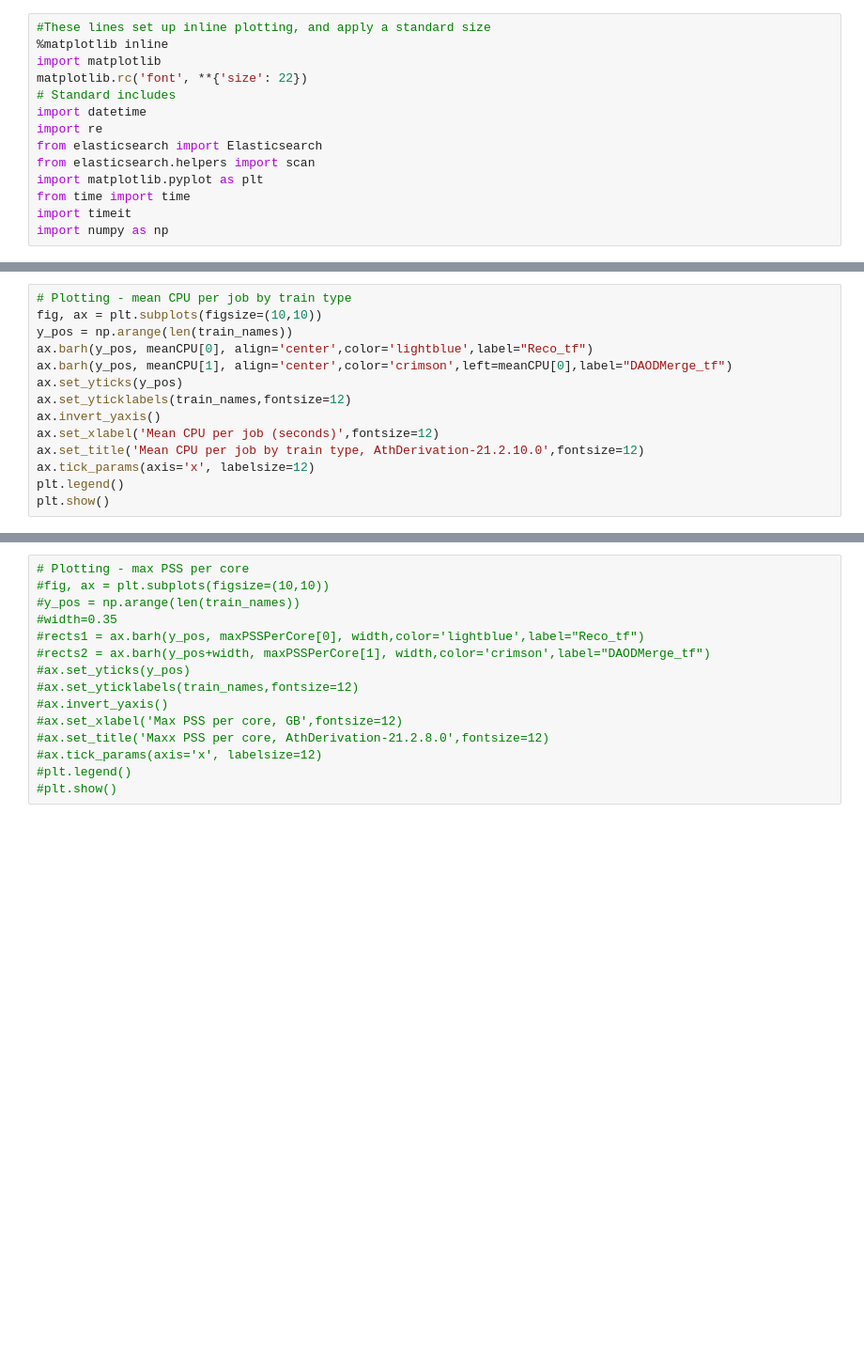
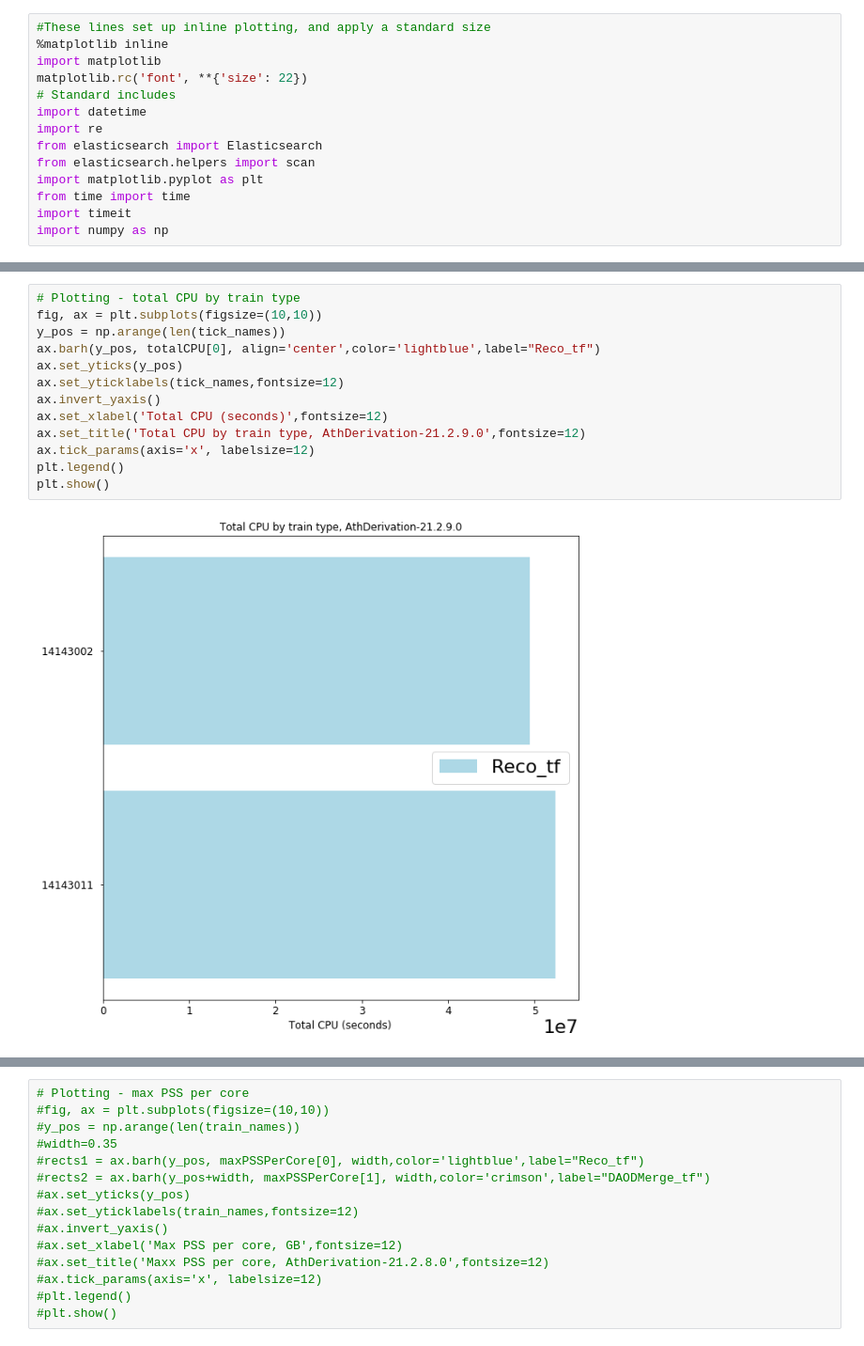
Before and after one commit to ATLAS-Analytics/AnalyticsNotebooks, a Jupyter notebook: JamesCatmore/TrainAnalytics_v2.ipynb, the cells around one changed output, grey strips where cells are left out. Shown: that part at 94% size. Cells and saved outputs as stored; diff of their text form; blank space fills up the shorter version.

```diff
--- a/JamesCatmore/TrainAnalytics_v2.ipynb
+++ b/JamesCatmore/TrainAnalytics_v2.ipynb
@@ -276,15 +218,16 @@ plt.show()
 # %%
-# Plotting - mean CPU per job by train type
+# Plotting - total CPU by train type
 fig, ax = plt.subplots(figsize=(10,10))
-y_pos = np.arange(len(train_names))
-ax.barh(y_pos, meanCPU[0], align='center',color='lightblue',label="Reco_tf")
-ax.barh(y_pos, meanCPU[1], align='center',color='crimson',left=meanCPU[0],label="DAODMerge_tf")
+y_pos = np.arange(len(tick_names))
+ax.barh(y_pos, totalCPU[0], align='center',color='lightblue',label="Reco_tf")
 ax.set_yticks(y_pos)
-ax.set_yticklabels(train_names,fontsize=12)
+ax.set_yticklabels(tick_names,fontsize=12)
 ax.invert_yaxis()
-ax.set_xlabel('Mean CPU per job (seconds)',fontsize=12)
-ax.set_title('Mean CPU per job by train type, AthDerivation-21.2.10.0',fontsize=12)
+ax.set_xlabel('Total CPU (seconds)',fontsize=12)
+ax.set_title('Total CPU by train type, AthDerivation-21.2.9.0',fontsize=12)
 ax.tick_params(axis='x', labelsize=12)
 plt.legend()
 plt.show()
+# %% [output]
+[figure, added]
 # %%
```
Also changed, not shown: parts of 20 cells of this notebook, 24 other files.
